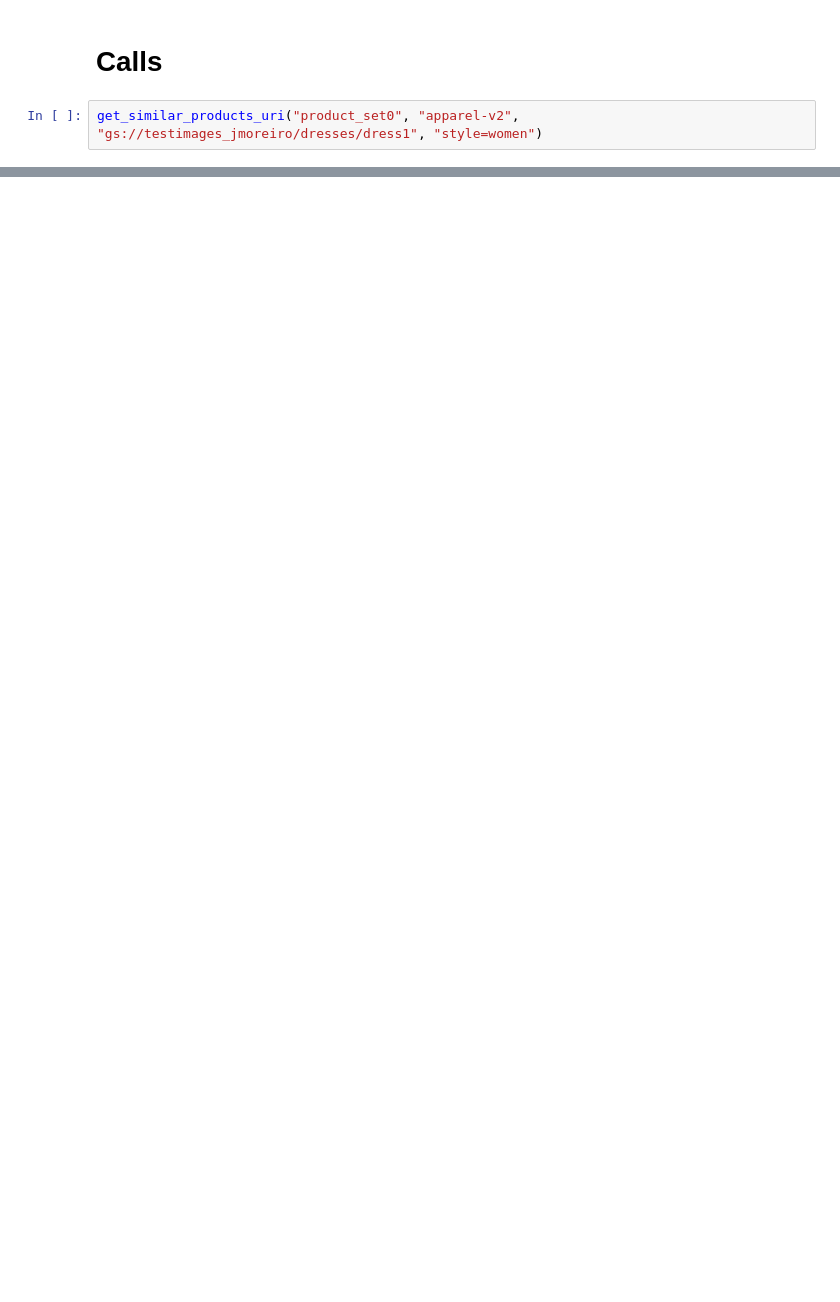
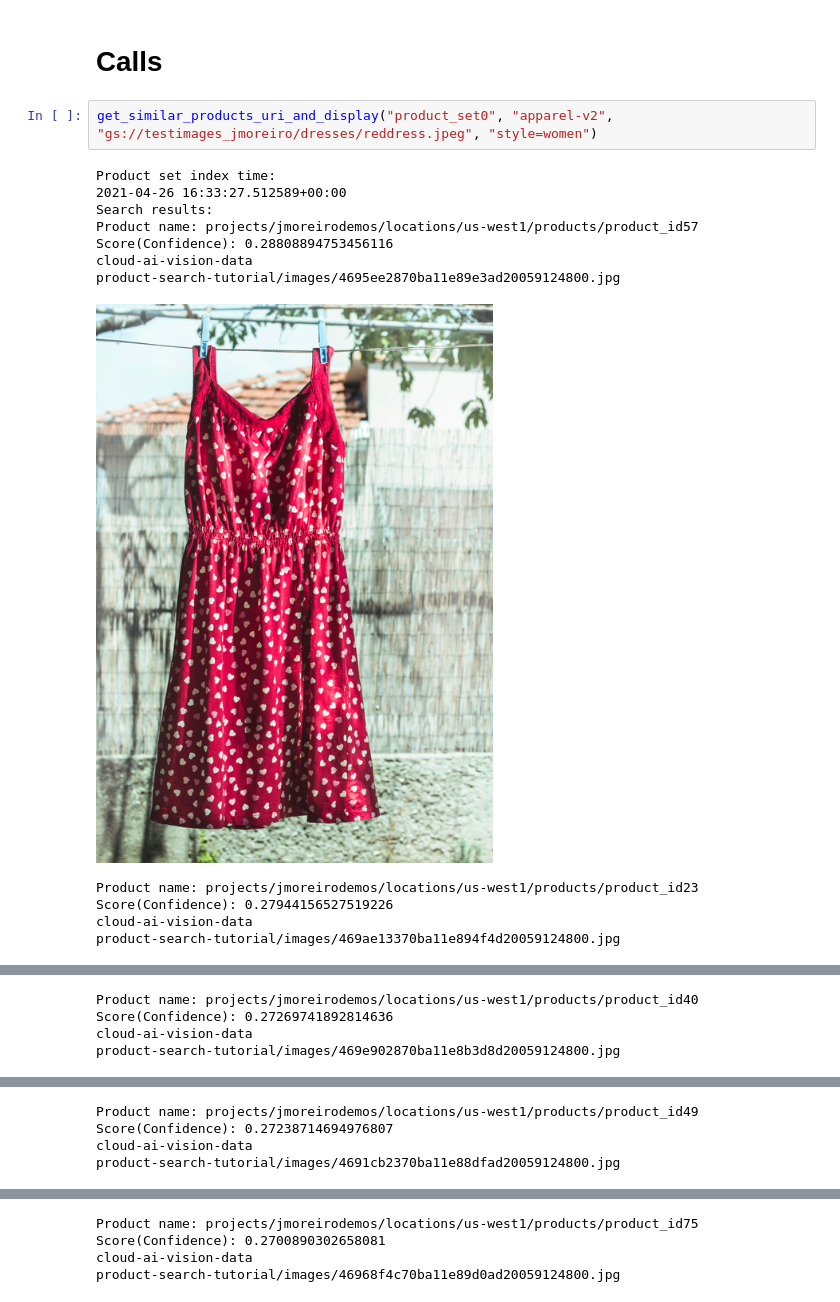
Before and after one commit to julietsvq/retailsearch, a Jupyter notebook: VisionProductSearch.ipynb, the cells around one changed output, grey strips where cells are left out. Drawn from its saved outputs; the diff is of its cells as text; blank space fills up the shorter version.

Commit message:
Adding search for similar & display method ad helpers

```diff
--- a/VisionProductSearch.ipynb
+++ b/VisionProductSearch.ipynb
@@ -413,4 +507,17 @@ def update_product_labels(product_id, key, value):
 # %% [markdown]
 # Calls
 # %%
-get_similar_products_uri("product_set0", "apparel-v2", "gs://testimages_jmoreiro/dresses/dress1", "style=women")
+get_similar_products_uri_and_display("product_set0", "apparel-v2", "gs://testimages_jmoreiro/dresses/reddress.jpeg", "style=women")
+# %% [output]
+Product set index time:
+2021-04-26 16:33:27.512589+00:00
+Search results:
+Product name: projects/jmoreirodemos/locations/us-west1/products/product_id57
+Score(Confidence): 0.28808894753456116
+cloud-ai-vision-data
+product-search-tutorial/images/4695ee2870ba11e89e3ad20059124800.jpg
+[figure, added]
+Product name: projects/jmoreirodemos/locations/us-west1/products/product_id23
+Score(Confidence): 0.27944156527519226
+cloud-ai-vision-data
+product-search-tutorial/images/469ae13370ba11e894f4d20059124800.jpg
@@ -416,0 +525,4 @@ get_similar_products_uri("product_set0", "apparel-v2", "gs://testimages_jmoreiro
+Product name: projects/jmoreirodemos/locations/us-west1/products/product_id40
+Score(Confidence): 0.27269741892814636
+cloud-ai-vision-data
+product-search-tutorial/images/469e902870ba11e8b3d8d20059124800.jpg
@@ -416,0 +530,4 @@ get_similar_products_uri("product_set0", "apparel-v2", "gs://testimages_jmoreiro
+Product name: projects/jmoreirodemos/locations/us-west1/products/product_id49
+Score(Confidence): 0.27238714694976807
+cloud-ai-vision-data
+product-search-tutorial/images/4691cb2370ba11e88dfad20059124800.jpg
@@ -416,0 +535,4 @@ get_similar_products_uri("product_set0", "apparel-v2", "gs://testimages_jmoreiro
+Product name: projects/jmoreirodemos/locations/us-west1/products/product_id75
+Score(Confidence): 0.2700890302658081
+cloud-ai-vision-data
+product-search-tutorial/images/46968f4c70ba11e89d0ad20059124800.jpg
```
Also changed, not shown: parts of 9 cells of this notebook.
